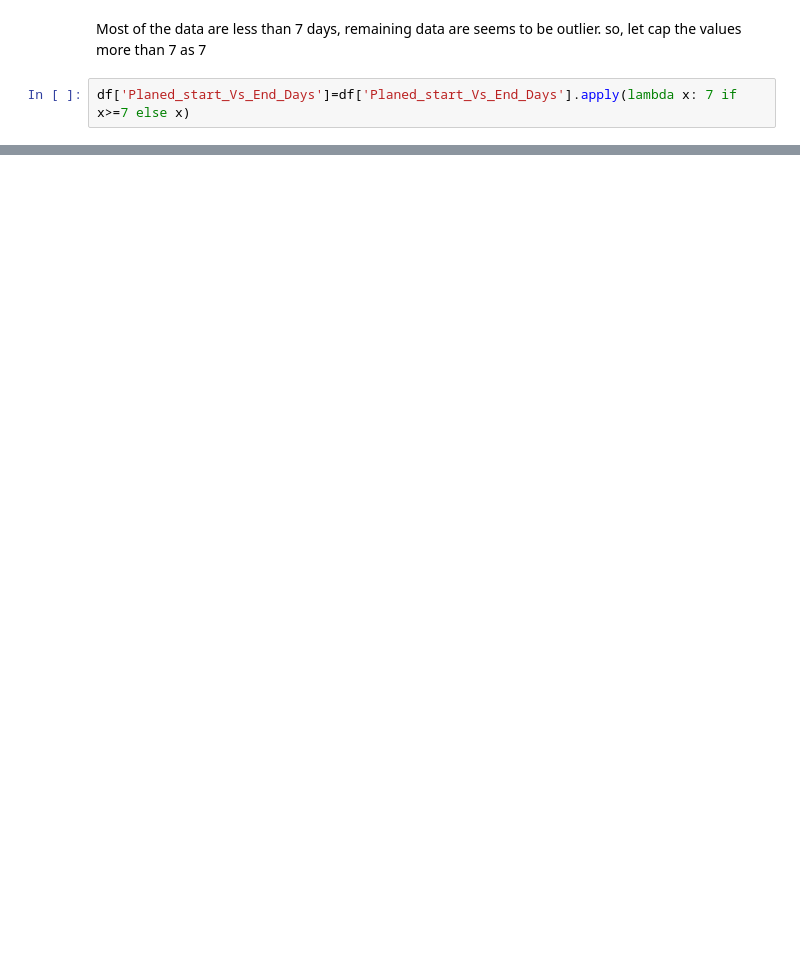
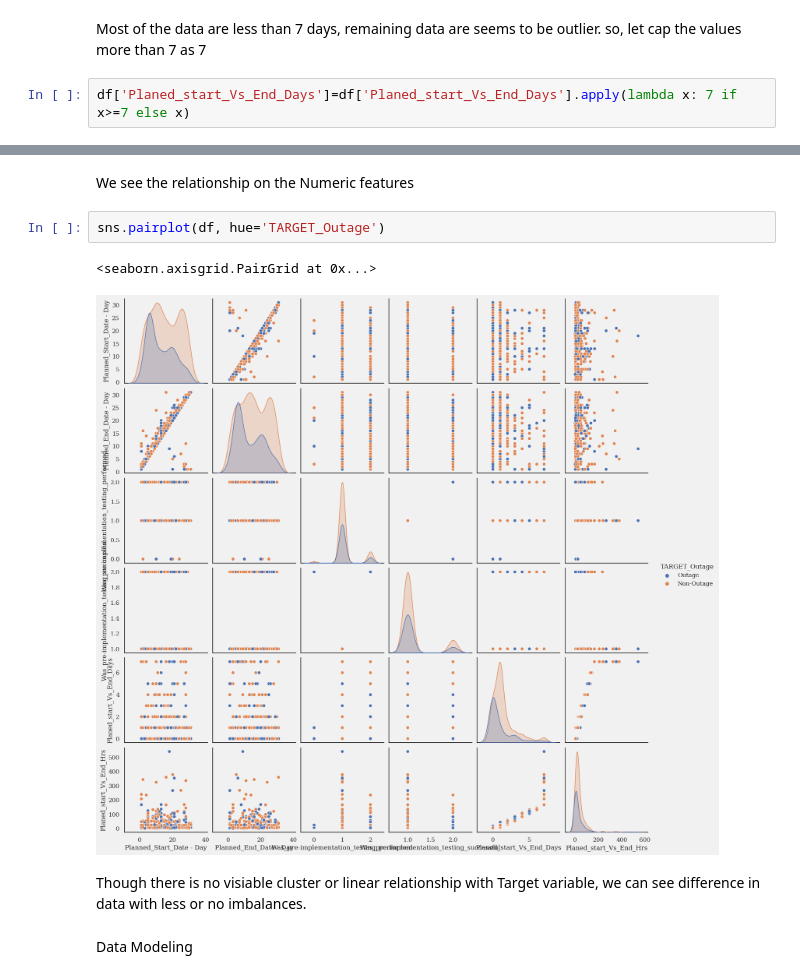
Before and after one commit to gcmadhan/Benfordslaw, a Jupyter notebook: Untitled-1.ipynb, the cells around one changed output, grey strips where cells are left out. Drawn from its saved outputs; the diff is of its cells as text; blank space fills up the shorter version.

```diff
--- a/Untitled-1.ipynb
+++ b/Untitled-1.ipynb
@@ -439,0 +454,11 @@ plt.xticks(rotation=90)
+# %% [markdown]
+We see the relationship on the Numeric features
+# %%
+sns.pairplot(df, hue='TARGET_Outage')
+# %% [output]
+<seaborn.axisgrid.PairGrid at 0x...>
+[figure, added]
+# %% [markdown]
+Though there is no visiable cluster or linear relationship with Target variable, we can see difference in data with less or no imbalances.
+# %% [markdown]
+Data Modeling
```
Also changed, not shown: parts of 30 cells of this notebook.
